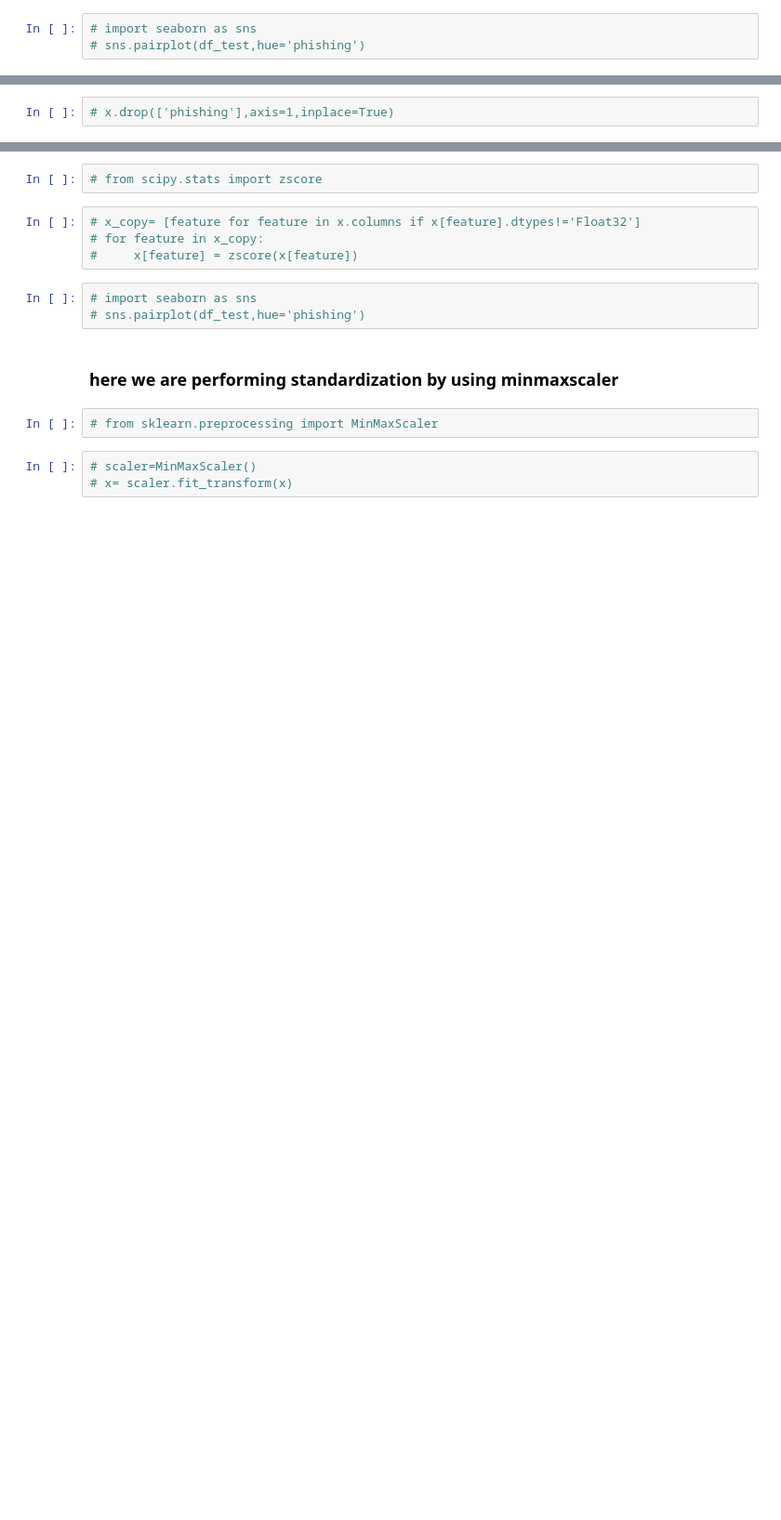
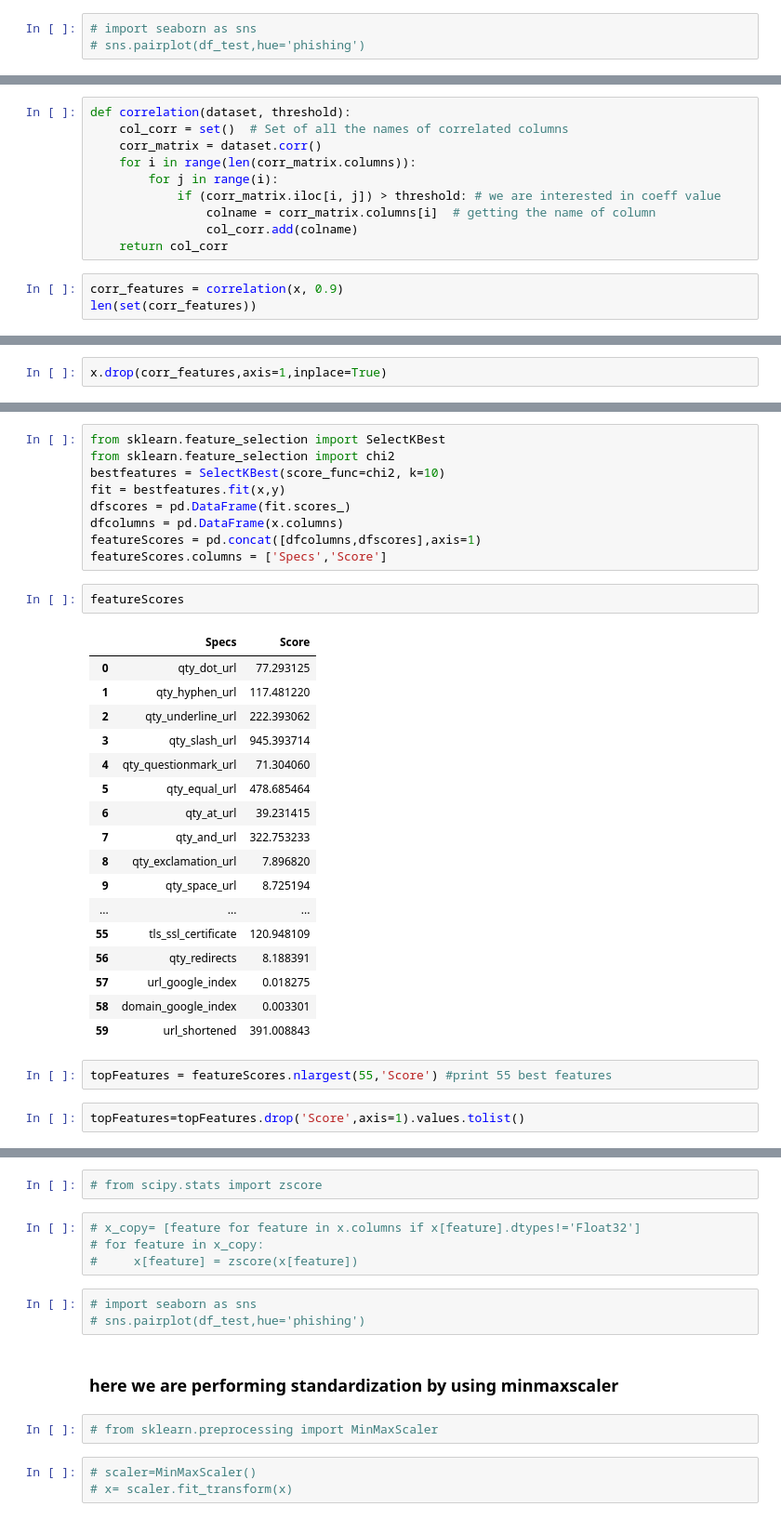
Before and after one commit to sonali-rajput/PhishingDetection, a Jupyter notebook: Untitled1 (1).ipynb, the cells around one changed output, grey strips where cells are left out. Shown: that part at 93% size. Drawn from its saved outputs; the diff is of its cells as text; blank space fills up the shorter version.

Commit message:
correlation and top features

```diff
--- a/Untitled1 (1).ipynb
+++ b/Untitled1 (1).ipynb
@@ -187,0 +186,13 @@ g=sns.heatmap(df_test[top_corr_features].corr(),annot=True,cmap="RdYlGn")
+# %%
+def correlation(dataset, threshold):
+    col_corr = set()  # Set of all the names of correlated columns
+    corr_matrix = dataset.corr()
+    for i in range(len(corr_matrix.columns)):
+        for j in range(i):
+            if (corr_matrix.iloc[i, j]) > threshold: # we are interested in coeff value
+                colname = corr_matrix.columns[i]  # getting the name of column
+                col_corr.add(colname)
+    return col_corr
+# %%
+corr_features = correlation(x, 0.9)
+len(set(corr_features))
@@ -188,2 +221,2 @@ g=sns.heatmap(df_test[top_corr_features].corr(),annot=True,cmap="RdYlGn")
 # %%
-# x.drop(['phishing'],axis=1,inplace=True)
+x.drop(corr_features,axis=1,inplace=True)
@@ -189,0 +243,33 @@ g=sns.heatmap(df_test[top_corr_features].corr(),annot=True,cmap="RdYlGn")
+# %%
+from sklearn.feature_selection import SelectKBest
+from sklearn.feature_selection import chi2
+bestfeatures = SelectKBest(score_func=chi2, k=10)
+fit = bestfeatures.fit(x,y)
+dfscores = pd.DataFrame(fit.scores_)
+dfcolumns = pd.DataFrame(x.columns)
+featureScores = pd.concat([dfcolumns,dfscores],axis=1)
+featureScores.columns = ['Specs','Score']
+# %%
+featureScores
+# %% [output]
+|  | Specs | Score |
+| 0 | qty_dot_url | 77.293125 |
+| 1 | qty_hyphen_url | 117.481220 |
+| 2 | qty_underline_url | 222.393062 |
+| 3 | qty_slash_url | 945.393714 |
+| 4 | qty_questionmark_url | 71.304060 |
+| 5 | qty_equal_url | 478.685464 |
+| 6 | qty_at_url | 39.231415 |
+| 7 | qty_and_url | 322.753233 |
+| 8 | qty_exclamation_url | 7.896820 |
+| 9 | qty_space_url | 8.725194 |
+| ... | ... | ... |
+| 55 | tls_ssl_certificate | 120.948109 |
+| 56 | qty_redirects | 8.188391 |
+| 57 | url_google_index | 0.018275 |
+| 58 | domain_google_index | 0.003301 |
+| 59 | url_shortened | 391.008843 |
+# %%
+topFeatures = featureScores.nlargest(55,'Score') #print 55 best features
+# %%
+topFeatures=topFeatures.drop('Score',axis=1).values.tolist()
```
Also changed, not shown: parts of 18 cells of this notebook, 1 other file.
